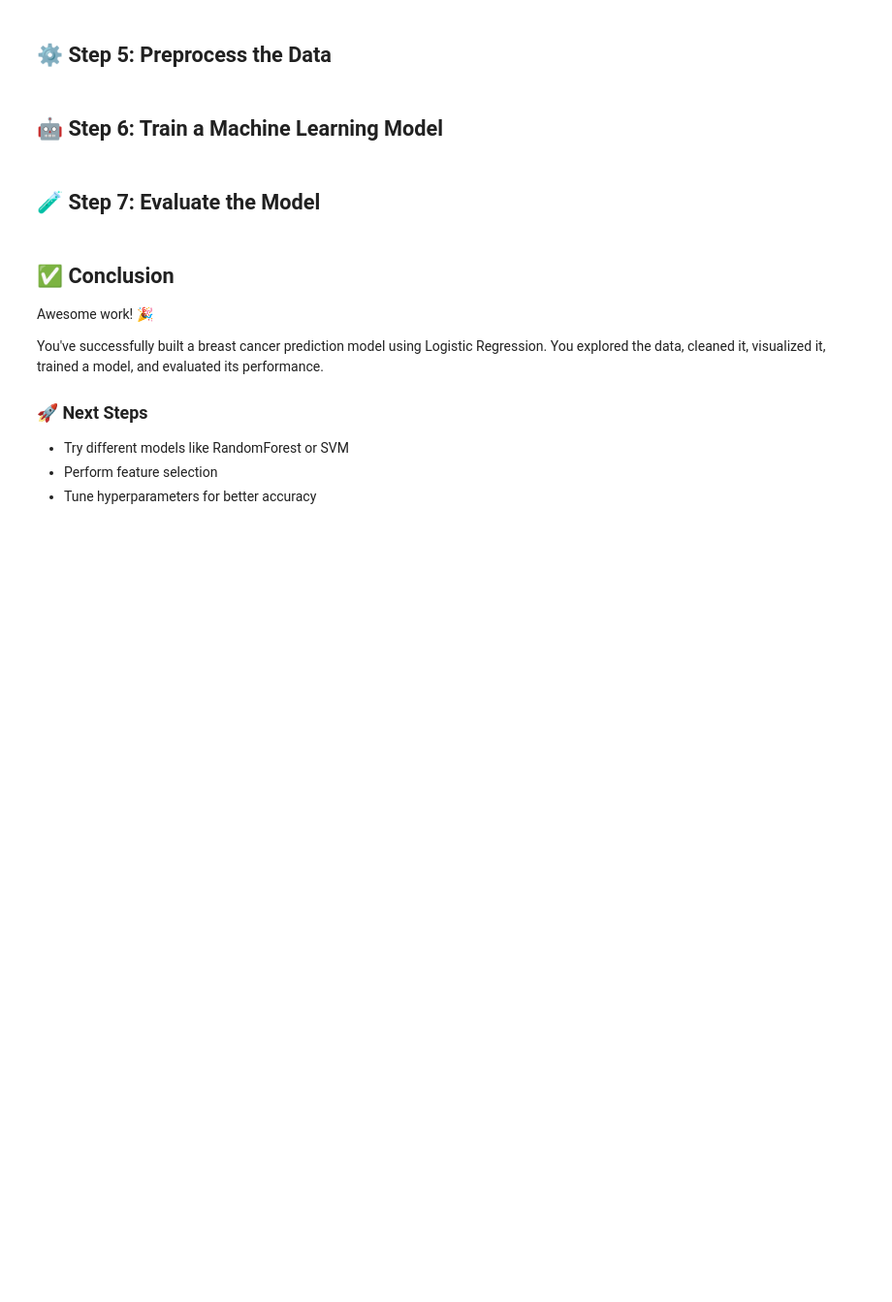
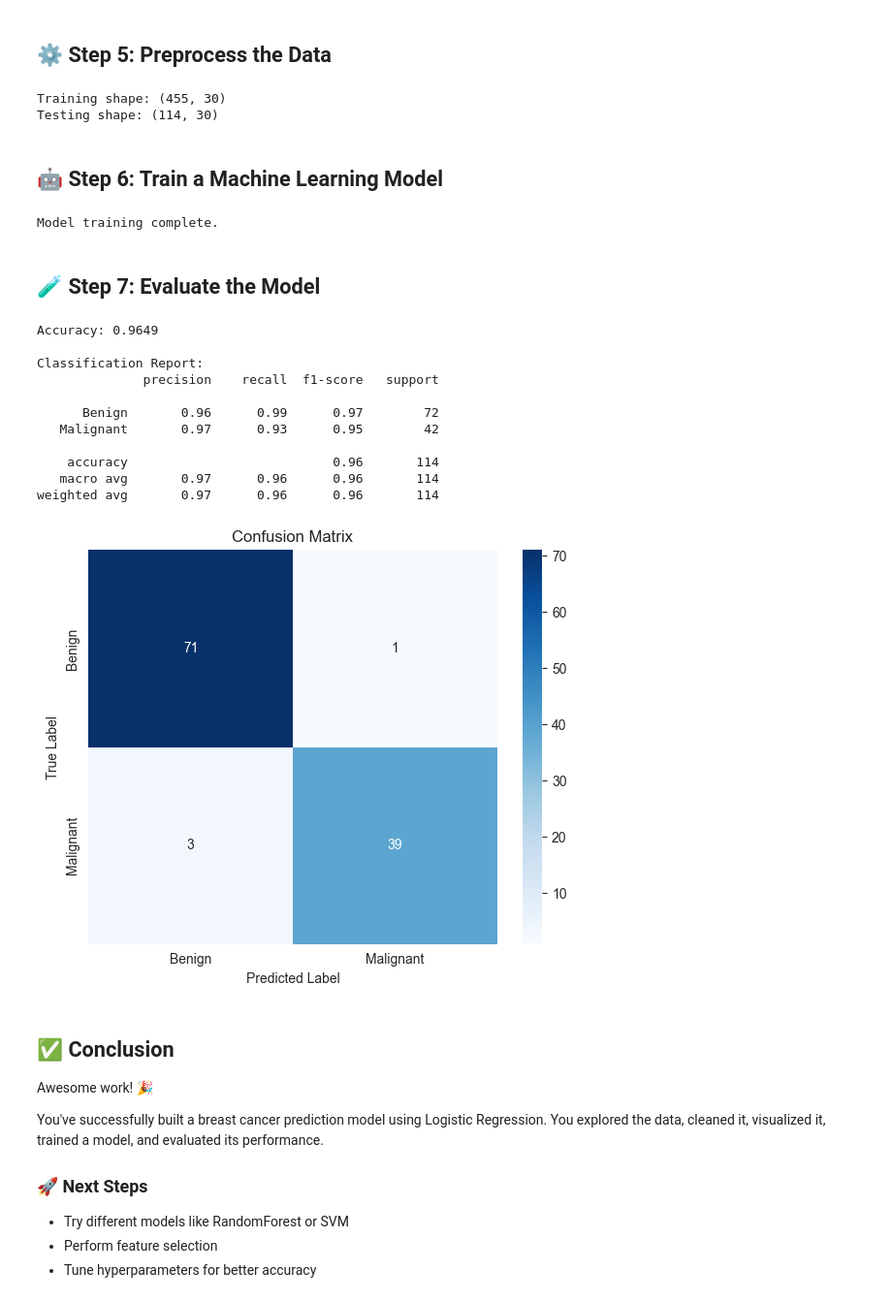
Before and after one commit to EgressKS/Breast_Cancer_Prediction, a Jupyter notebook: Breast_Cancer_Prediction_test.ipynb, the cells around one changed output. Shown at 97% size. Cells and saved outputs as stored; diff of their text form; code cells hidden in the pictures; blank space fills up the shorter version.

Commit message:
data cleaning, visualization, preprocessing, training, and evaluation

```diff
--- a/Breast_Cancer_Prediction_test.ipynb
+++ b/Breast_Cancer_Prediction_test.ipynb
@@ -146,19 +146,72 @@ plt.show()
 # %% [markdown]
 ## ⚙️ Step 5: Preprocess the Data
 # %%
-# Convert diagnosis column to 0 (benign) and 1 (malignant)
+# Convert diagnosis to numeric labels: B = 0, M = 1
+df['diagnosis'] = df['diagnosis'].map({'B': 0, 'M': 1})
 
-# Split features and labels
+# Separate features and target
+X = df.drop('diagnosis', axis=1)
+y = df['diagnosis']
 
 # Split into training and testing sets
+X_train, X_test, y_train, y_test = train_test_split(
+    X, y, test_size=0.2, random_state=42, stratify=y
+)
 
-# Scale the features
+# Scale the feature values
+scaler = StandardScaler()
+X_train_scaled = scaler.fit_transform(X_train)
+X_test_scaled = scaler.transform(X_test)
+
+print('Training shape:', X_train_scaled.shape)
+print('Testing shape:', X_test_scaled.shape)
+# %% [output]
+Training shape: (455, 30)
+Testing shape: (114, 30)
 # %% [markdown]
 ## 🤖 Step 6: Train a Machine Learning Model
 # %%
-# Use Logistic Regression
+# Train a Logistic Regression model
+model = LogisticRegression(max_iter=1000, random_state=42)
+model.fit(X_train_scaled, y_train)
+
+print('Model training complete.')
+# %% [output]
+Model training complete.
 # %% [markdown]
 ## 🧪 Step 7: Evaluate the Model
+# %%
+# Make predictions on the test set
+y_pred = model.predict(X_test_scaled)
+
+# Evaluate the model
+accuracy = accuracy_score(y_test, y_pred)
+print(f'Accuracy: {accuracy:.4f}')
+print()
+print('Classification Report:')
+print(classification_report(y_test, y_pred, target_names=['Benign', 'Malignant']))
+
+cm = confusion_matrix(y_test, y_pred)
+plt.figure(figsize=(6, 5))
+sns.heatmap(cm, annot=True, fmt='d', cmap='Blues', xticklabels=['Benign', 'Malignant'], yticklabels=['Benign', 'Malignant'])
+plt.title('Confusion Matrix')
+plt.xlabel('Predicted Label')
+plt.ylabel('True Label')
+plt.tight_layout()
+plt.show()
+# %% [output]
+Accuracy: 0.9649
+
+Classification Report:
+              precision    recall  f1-score   support
+
+      Benign       0.96      0.99      0.97        72
+   Malignant       0.97      0.93      0.95        42
+
+    accuracy                           0.96       114
+   macro avg       0.97      0.96      0.96       114
+weighted avg       0.97      0.96      0.96       114
+[figure, added]
 # %% [markdown]
 ## ✅ Conclusion
 
```
